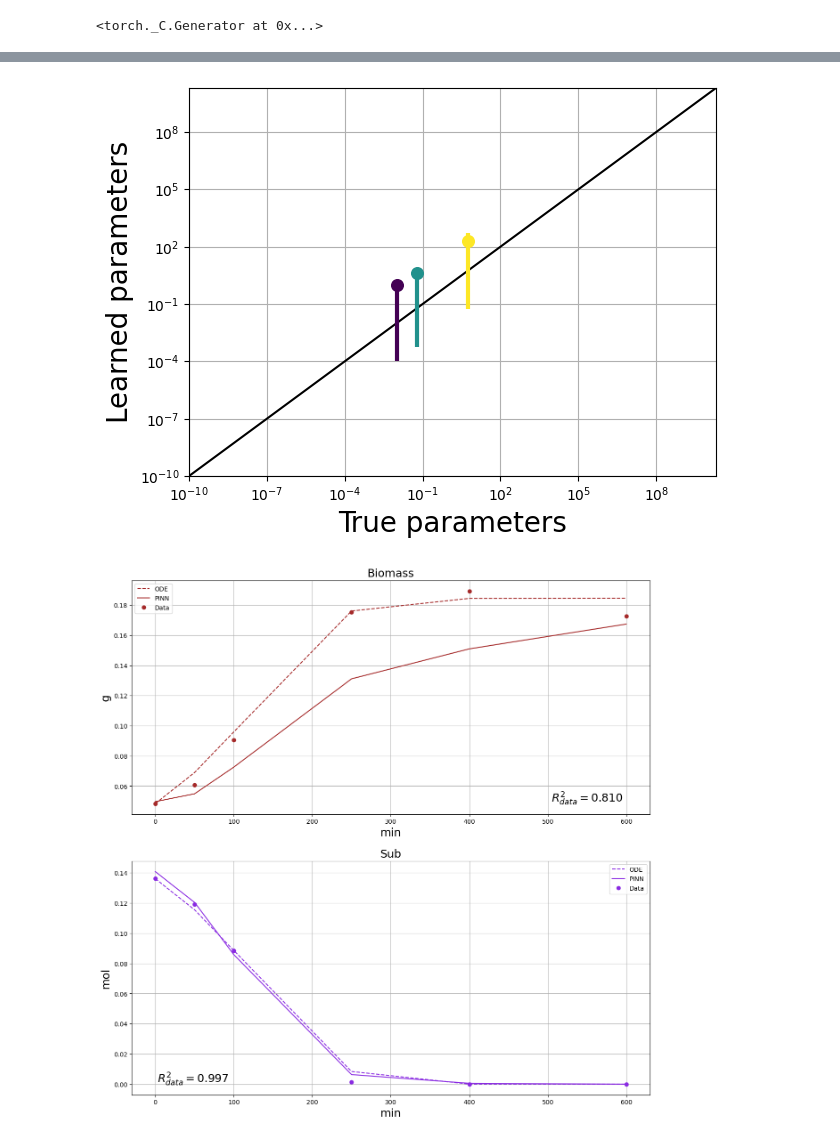
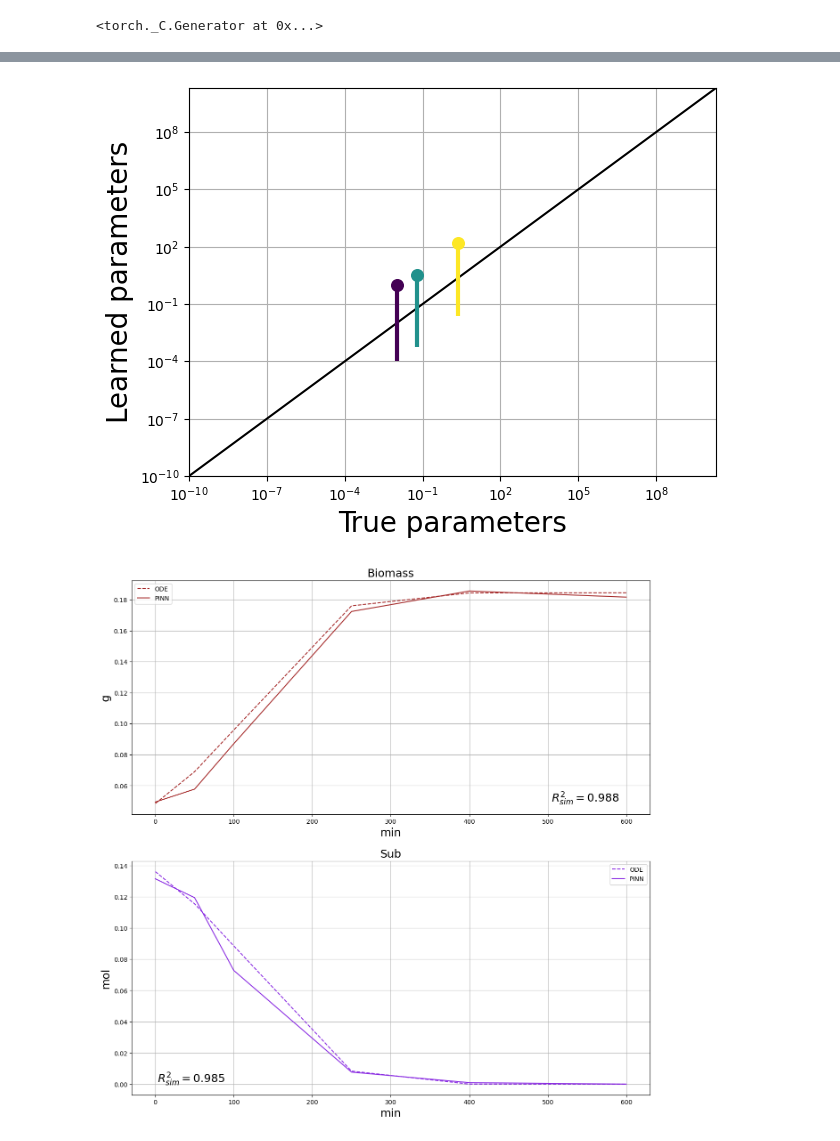
Before and after one commit to brsynth/PINN-v2, a Jupyter notebook: bioprocess_folders/bioprocess_pinn.ipynb, the cells around one changed output, grey strips where cells are left out. Drawn from its saved outputs; the diff is of its cells as text; code cells hidden in the pictures.

```diff
--- a/bioprocess_folders/bioprocess_pinn.ipynb
+++ b/bioprocess_folders/bioprocess_pinn.ipynb
@@ -111,11 +111,11 @@ constants_dict = all_prm_val_dict | flows
 # %%
 #--------------------------------------------------------------------------
 # hyperparameters
-epoch_number = 8000
+epoch_number = 8400
 
 # Optimizer parameters
 optimizer_type = "Adam"
-optimizer_hyperparameters = {"lr":1e-4, "betas":(0.9, 0.8)}
+optimizer_hyperparameters = {"lr":1e-4, "betas":(0.9, 0.8)} # def: {"lr":1e-4, "betas":(0.9, 0.8)}
 
 # Scheduler parameters
 scheduler_hyperparameters = {"base_lr":1e-4,
@@ -126,7 +126,7 @@ scheduler_hyperparameters = {"base_lr":1e-4,
                              "cycle_momentum":False}
 
 #Specifying the guiding weighting of the PINN (i.e. the weights that will multiply the balancing method output)
-residual_weights = [10**-1 if x in observables else 10**-8 for x in all_variables]
+residual_weights = [10**-1 if x in observables else 10**-8 for x in all_variables] # def: observables: 10**-1, all_variables 10**-8
 # Loss balancing method
 multiple_loss_method = "prior_losses"
 # %%
@@ -263,7 +263,7 @@ r2 : 65.48
 # %%
 ## Comparing parameters
 learned_parameters=[pinn_cell.output_param_range(v,i).item() for (i,(k,v)) in enumerate(pinn_cell.ode_parameters.items())]
-true_parameters=[constants_dict[key] for key in prm_to_infer]
+true_parameters   =[constants_dict[key] for key in prm_to_infer]
 
 plt.grid('true')
 plt.plot([0, 2*10**10], [0, 2*10**10],color='black')
@@ -300,7 +300,7 @@ plt.savefig(pinn_output_path+fig_name+'.png', format='png')
 
 plt.show()
 # %% [output]
-[figure, old version]
+[figure, new version]
 # %%
 ## Plot the predicted variables
 fig, (ax0,ax1) = plt.subplots(2, 1, figsize=(15, 15))
@@ -311,37 +311,37 @@ dict_colors = {all_variables[i]: color_list[i+10] for i in range(0,len(all_varia
 
 ax0.plot(sol.t, sol.y[name2idx["Biomass"]], linestyle='dashed', label='ODE', color=dict_colors["Biomass"])
 ax0.plot(data_t, Biomass_pred.detach().numpy(), label='PINN', color=dict_colors["Biomass"])
-ax0.plot(data_t, variables_data["Biomass"], 'o', label='Data', color=dict_colors["Biomass"])
+#ax0.plot(data_t, variables_data["Biomass"], 'o', label='Data', color=dict_colors["Biomass"])
 ax0.text(
-    0.81, 0.1, f"$R^2_{{data}} = {r2_score(variables_data['Biomass'],Biomass_pred.detach().numpy()):.3f}$",
+    0.81, 0.1, f"$R^2_{{sim}} = {r2_score(sol.y[name2idx['Biomass']],Biomass_pred.detach().numpy()):.3f}$",
     transform=ax0.transAxes,
     fontsize=fontsize_val,
     verticalalignment='top',
 )
 ax0.set_title('Biomass', fontsize = fontsize_val)
 ax0.set_xlabel('min', fontsize = fontsize_val)
 ax0.set_ylabel(inputs['initials']["Biomass"]["unit"], fontsize = fontsize_val)
 ax0.legend()
 ax0.grid(True)
 
 ax1.plot(sol.t, sol.y[name2idx["Sub"]], linestyle='dashed', label='ODE', color=dict_colors["Sub"])
 ax1.plot(data_t, Sub_pred.detach().numpy(), label='PINN', color=dict_colors["Sub"])
-ax1.plot(data_t, variables_data["Sub"], 'o', label='Data', color=dict_colors["Sub"])
+#ax1.plot(data_t, variables_data["Sub"], 'o', label='Data', color=dict_colors["Sub"])
 ax1.text(
-    0.05, 0.1, f"$R^2_{{data}} = {r2_score(variables_data['Sub'],Sub_pred.detach().numpy()):.3f}$",
+    0.05, 0.1, f"$R^2_{{sim}} = {r2_score(sol.y[name2idx['Sub']],Sub_pred.detach().numpy()):.3f}$",
     transform=ax1.transAxes,
     fontsize=fontsize_val,
     verticalalignment='top',
 )
 ax1.set_title('Sub', fontsize = fontsize_val)
 ax1.set_xlabel('min', fontsize = fontsize_val)
 ax1.set_ylabel(inputs['initials']["Sub"]["unit"], fontsize = fontsize_val)
 ax1.legend()
 ax1.grid(True)
 
 fig_name = f"bioprocess_curvefit_{'_'.join(observables)}"
 fig.savefig(pinn_output_path+fig_name+'.png', format='png')
 
 plt.show()
 # %% [output]
-[figure, old version]
+[figure, new version]
```
Also changed, not shown: parts of 6 cells of this notebook, 39 other files.
